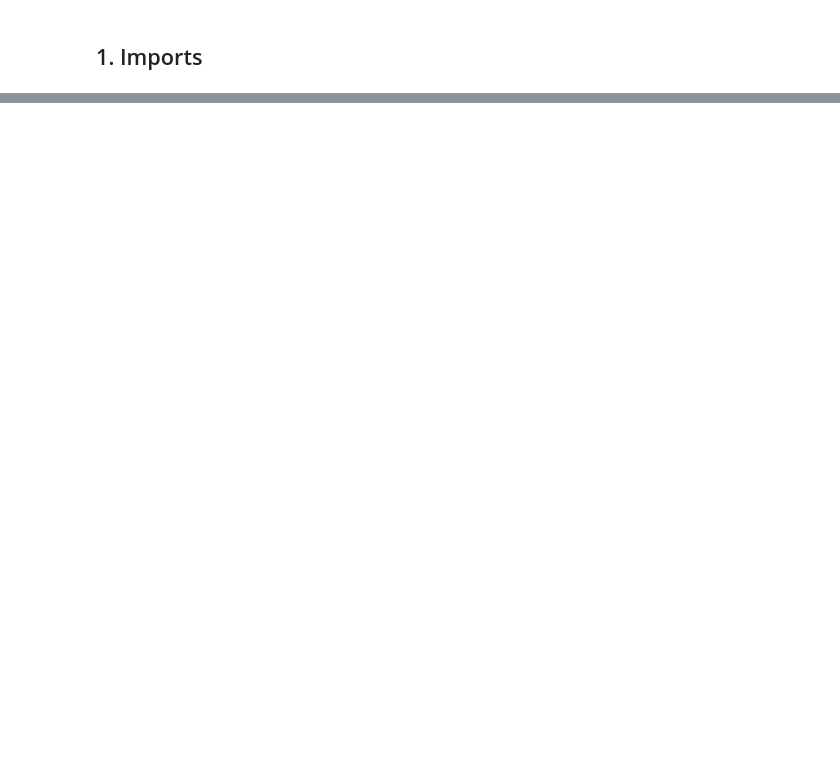
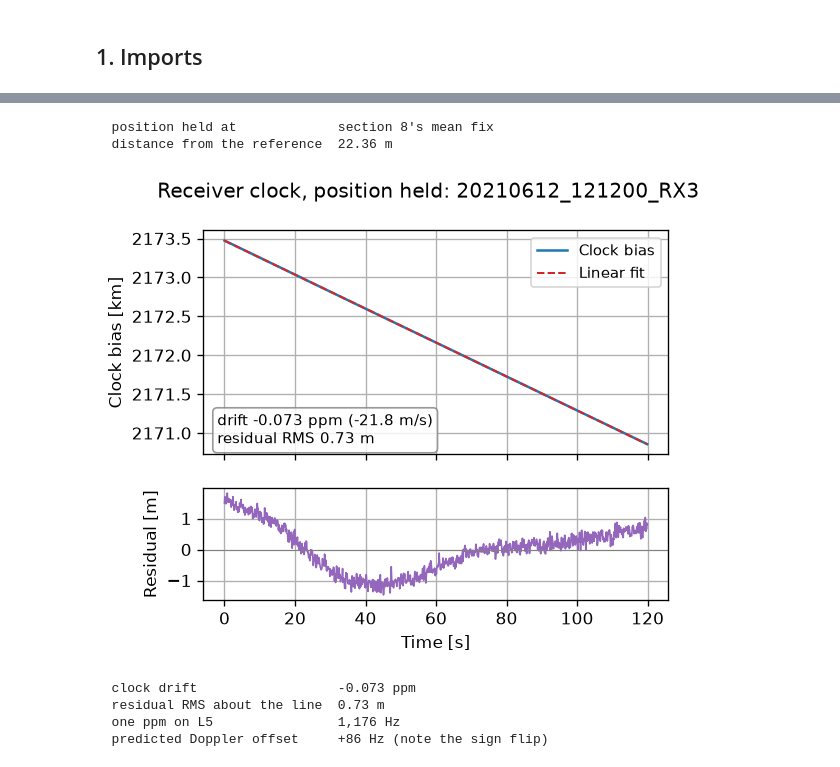
Before and after one commit to cu-sense-lab/gps-tracking-example, a Jupyter notebook: notebooks/02-navigation.ipynb, the cells around one changed output, grey strips where cells are left out. Drawn from its saved outputs; the diff is of its cells as text; code cells hidden in the pictures; blank space fills up the shorter version.

```diff
--- a/notebooks/02-navigation.ipynb
+++ b/notebooks/02-navigation.ipynb
@@ -844,0 +1494,62 @@ but subframes 2 and 3 sit behind LDPC codes that are not implemented yet. See
+# %%
+# What to hold.  The reference is a map coordinate, so its error projects onto every
+# line of sight and lands in 9.3's `mean` column -- usually as the largest term there.
+# Section 8's own fix, averaged over the run, is a better estimate of where the
+# antenna actually was, so hold that instead where it exists and keep the reference
+# solution alongside for comparison.  Averaging is what makes it usable: a single
+# epoch's fix carries that epoch's noise, and the mean over a run does not.
+def _hold_at(position):
+    return navigation.solve_clock_series(
+        obs, broadcast, position,
+        signal_type_id=SIGNAL_ID.signal_type_id,
+        settings=CORRECTIONS,
+        iono_alpha=iono_alpha,
+        iono_beta=iono_beta,
+    )
+
+
+clock_at_reference = _hold_at(reference_ecef)
+have_fix = solution is not None and solution.valid.any()
+if have_fix:
+    held_position = solution.position_ecef_m[solution.valid].mean(axis=0)
+    held_label = "section 8's mean fix"
+    clock = _hold_at(held_position)
+else:
+    # Nothing better to hold than the a-priori, so 9.3's two columns would be the
+    # same numbers twice; it prints one.
+    held_position, held_label = reference_ecef, "the reference"
+    clock = clock_at_reference
+
+fields = [("position held at", held_label)]
+if have_fix:
+    fields.append(("distance from the reference",
+                   f"{np.linalg.norm(held_position - reference_ecef):,.2f} m"))
+else:
+    fields.append(("", "no position fix was available to average"))
+tables.print_fields(fields)
+time_s = (clock.epoch_uptime_ms - clock.epoch_uptime_ms[0]) * 1e-3
+
+fig = plt.figure(figsize=(5, 4), dpi=120)
+utils.plotting.plot_clock_solution(
+    fig, time_s, clock.clock_bias_m,
+    title=f"Receiver clock, position held: {collect_id}",
+)
+plt.show()
+
+drift_ppm, rms_m = clock.clock_drift_ppm()
+hz_per_ppm = SIGNAL_ID.carrier_freq_hz * 1e-6
+tables.print_fields(
+    [("clock drift", f"{drift_ppm:+.3f} ppm"),
+     ("residual RMS about the line", f"{rms_m:.2f} m"),
+     (f"one ppm on {SIGNAL_ID.link.id.value}", f"{hz_per_ppm:,.0f} Hz"),
+     ("predicted Doppler offset", f"{-drift_ppm * hz_per_ppm:+,.0f} Hz "
+                                  "(note the sign flip)")],
+)
+# %% [output]
+  position held at             section 8's mean fix
+  distance from the reference  22.36 m
+[figure, added]
+  clock drift                  -0.073 ppm
+  residual RMS about the line  0.73 m
+  one ppm on L5                1,176 Hz
+  predicted Doppler offset     +86 Hz (note the sign flip)
```
Also changed, not shown: parts of 59 cells of this notebook.
